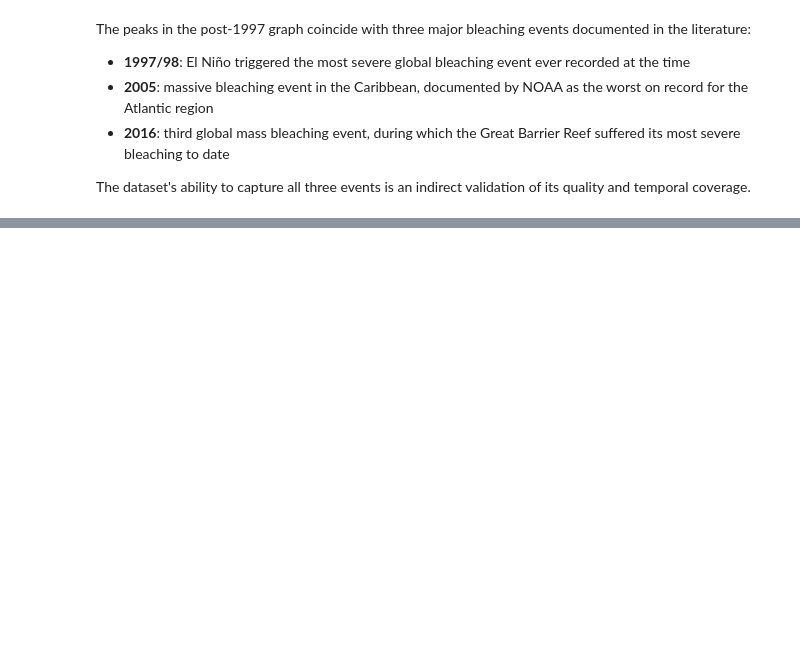
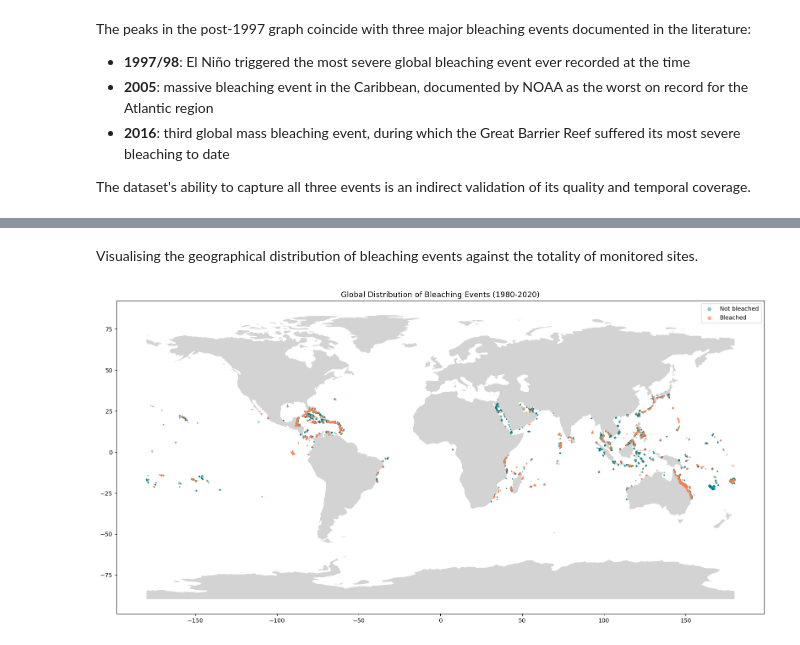
Before and after one commit to giulia-balducci/coral-bleaching-risk-analysis, a Jupyter notebook: notebooks/02_eda.ipynb, the cells around one changed output, grey strips where cells are left out. Saved outputs shown, nothing was run; the diff lists cells and outputs as text; code cells hidden in the pictures; blank space fills up the shorter version.

Commit message:
EDA notebook 02: geographical distribution section complete

```diff
--- a/notebooks/02_eda.ipynb
+++ b/notebooks/02_eda.ipynb
@@ -406,0 +413,7 @@ The dataset's ability to capture all three events is an indirect validation of i
+# %%
+# Creating a GeoDataFrame from the latitude and longitude columns
+# Each row becomes a Point geometry (longitude first, then latitude. This is the GeoDataFrame convention)
+geometry = [Point(lon, lat) for lon, lat in zip(df['Longitude_Degrees'], df['Latitude_Degrees'])]
+gdf = gpd.GeoDataFrame(df, geometry=geometry, crs='EPSG:4326')
+print(gdf.shape)
+print(gdf.geometry.head())
@@ -406,0 +428,28 @@ The dataset's ability to capture all three events is an indirect validation of i
+# %%
+# Loading the world map from geopandas built-in dataset
+world = gpd.read_file(geodatasets.get_path('naturalearth.land'))
+# %% [markdown]
+Visualising the geographical distribution of bleaching events against the totality of monitored sites.
+# %%
+# Separating bleached and not bleached observations
+gdf_bleached = gdf[gdf['Bleaching_Binary'] == 1]
+gdf_not_bleached = gdf[gdf['Bleaching_Binary'] == 0]
+# %%
+fig, ax = plt.subplots(figsize=(16, 8))
+
+# Base map
+world.plot(ax=ax, color='lightgrey', edgecolor='white')
+
+# All monitored sites
+gdf_not_bleached.plot(ax=ax, color=color_primary, markersize=2, alpha=0.4, label='Not bleached')
+
+# Bleaching events
+gdf_bleached.plot(ax=ax, color=color_secondary, markersize=2, alpha=0.6, label='Bleached')
+
+ax.set_title('Global Distribution of Bleaching Events (1980-2020)', fontsize=13)
+ax.legend(markerscale=4)
+plt.tight_layout()
+plt.savefig('../outputs/figures/bleaching_map.png', bbox_inches='tight')
+plt.show()
+# %% [output]
+[figure, added]
```
Also changed, not shown: parts of 11 cells of this notebook.
